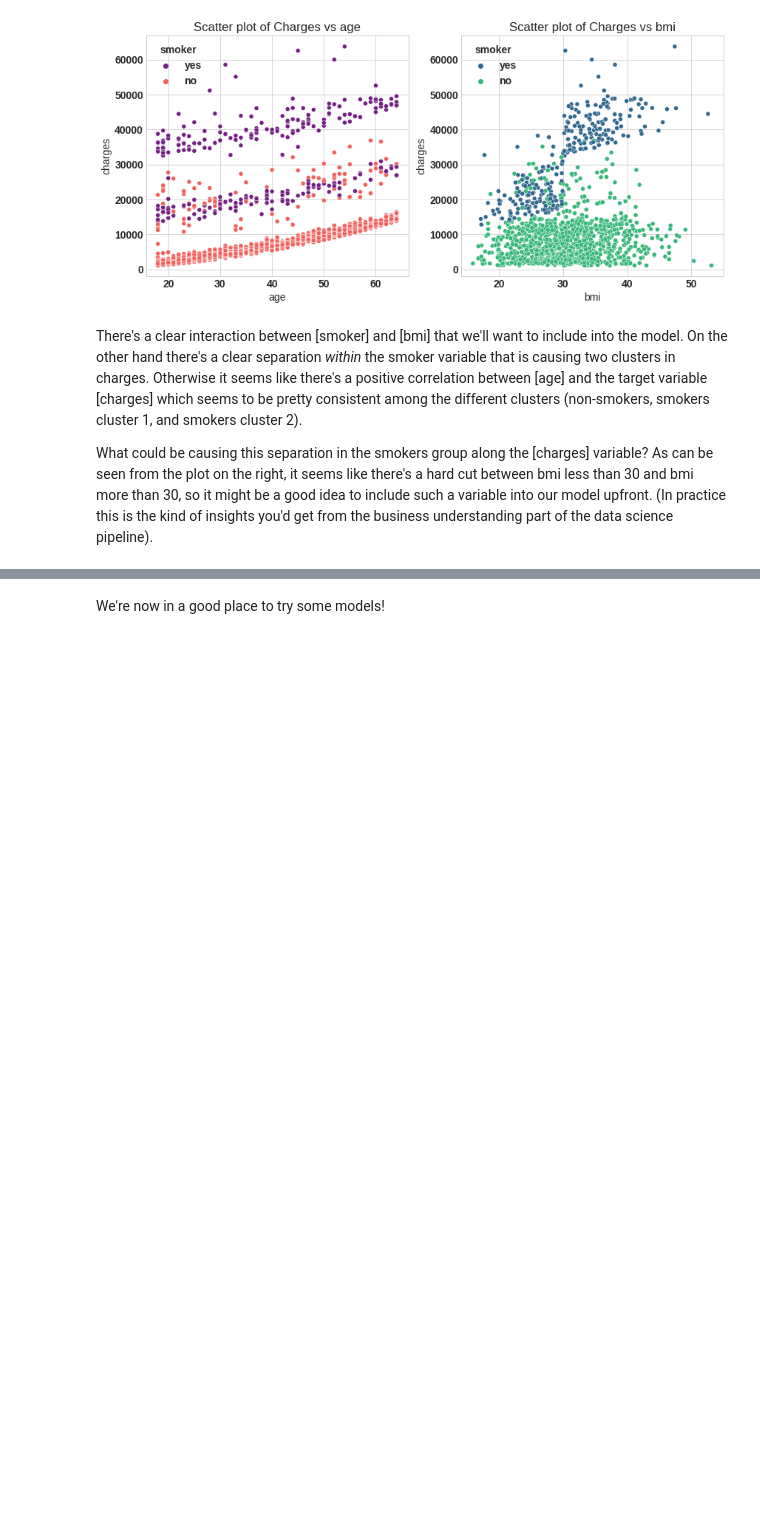
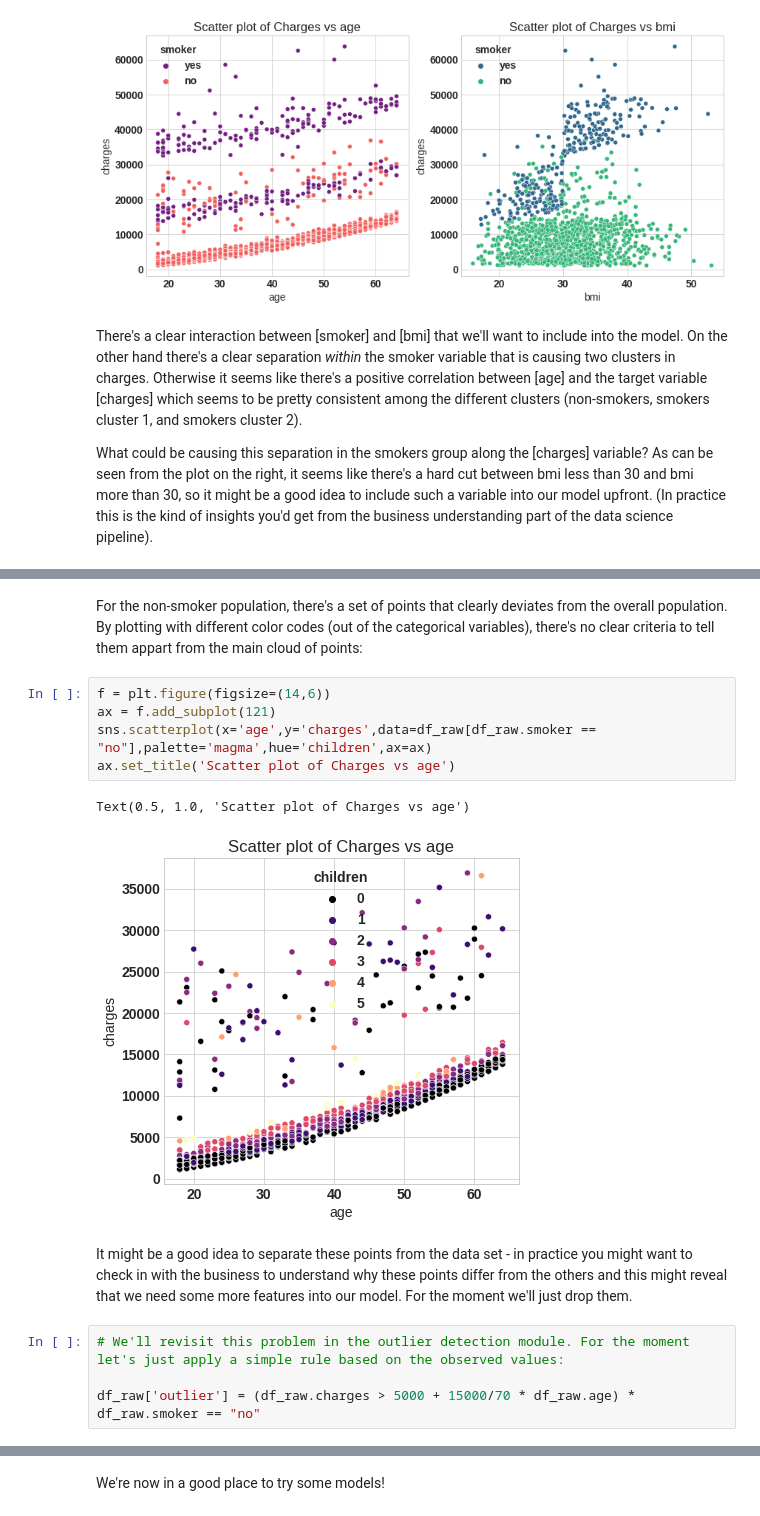
Before and after one commit to jesupb/Data_Science_Toolbox, a Jupyter notebook: 01 - OLS regression/Linear Regression Exploration.ipynb, the cells around one changed output, grey strips where cells are left out. Cells and saved outputs as stored; diff of their text form; blank space fills up the shorter version.

```diff
--- a/01 - OLS regression/Linear Regression Exploration.ipynb
+++ b/01 - OLS regression/Linear Regression Exploration.ipynb
@@ -147,3 +141,19 @@ ax.set_title('Scatter plot of Charges vs bmi (Smokers only)')
 plt.savefig('sc.png');
 # %% [output]
 [figure]
+# %% [markdown]
+For the non-smoker population, there's a set of points that clearly deviates from the overall population. By plotting with different color codes (out of the categorical variables), there's no clear criteria to tell them appart from the main cloud of points:
+# %%
+f = plt.figure(figsize=(14,6))
+ax = f.add_subplot(121)
+sns.scatterplot(x='age',y='charges',data=df_raw[df_raw.smoker == "no"],palette='magma',hue='children',ax=ax)
+ax.set_title('Scatter plot of Charges vs age')
+# %% [output]
+Text(0.5, 1.0, 'Scatter plot of Charges vs age')
+[figure, added]
+# %% [markdown]
+It might be a good idea to separate these points from the data set - in practice you might want to check in with the business to understand why these points differ from the others and this might reveal that we need some more features into our model. For the moment we'll just drop them.
+# %%
+# We'll revisit this problem in the outlier detection module. For the moment let's just apply a simple rule based on the observed values:
+
+df_raw['outlier'] = (df_raw.charges > 5000 + 15000/70 * df_raw.age) * df_raw.smoker == "no"
```
Also changed, not shown: parts of 22 cells of this notebook.
